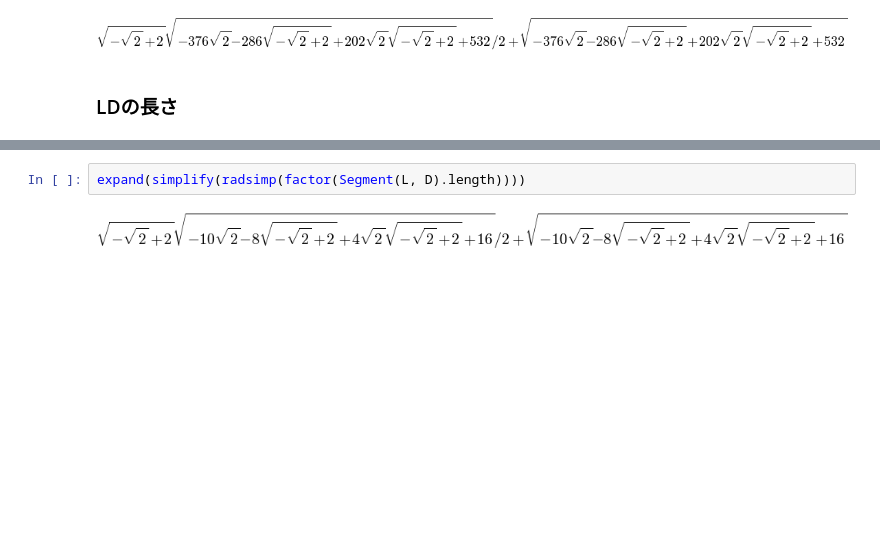
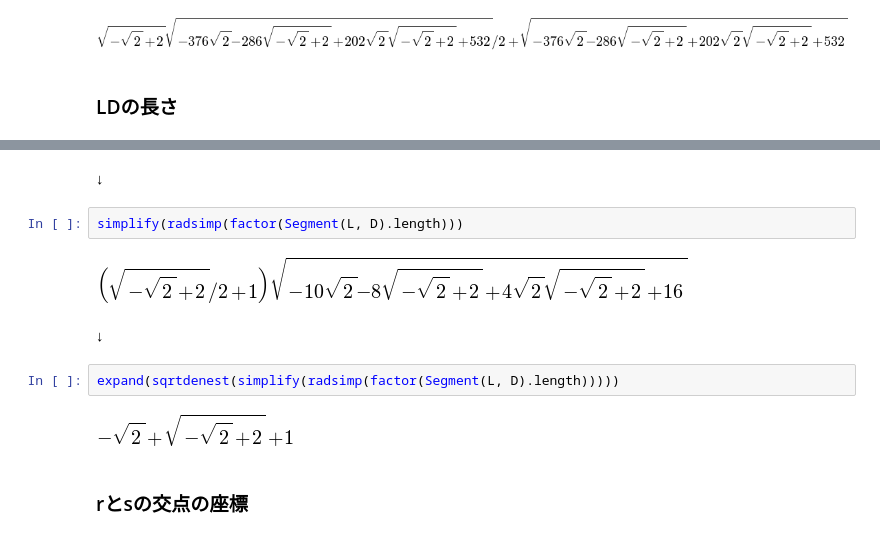
Before and after one commit to aidatorajiro/ipynb-docs, a Jupyter notebook: つるの翼の面積を求めよ/鶴の翼の面積を求めよ.ipynb, the cells around one changed output, grey strips where cells are left out. Saved outputs shown, nothing was run; the diff lists cells and outputs as text; blank space fills up the shorter version.

```diff
--- a/つるの翼の面積を求めよ/鶴の翼の面積を求めよ.ipynb
+++ b/つるの翼の面積を求めよ/鶴の翼の面積を求めよ.ipynb
@@ -375,5 +378,15 @@ Segment(L, D).length
 [figure]
+# %% [markdown]
+↓
+# %%
+simplify(radsimp(factor(Segment(L, D).length)))
+# %% [output]
+[figure, added]
+# %% [markdown]
+↓
 # %%
-expand(simplify(radsimp(factor(Segment(L, D).length))))
+expand(sqrtdenest(simplify(radsimp(factor(Segment(L, D).length)))))
 # %% [output]
-[figure, old version]
+[figure, new version]
+# %% [markdown]
+### rとsの交点の座標
```
Also changed, not shown: parts of 32 cells of this notebook.
